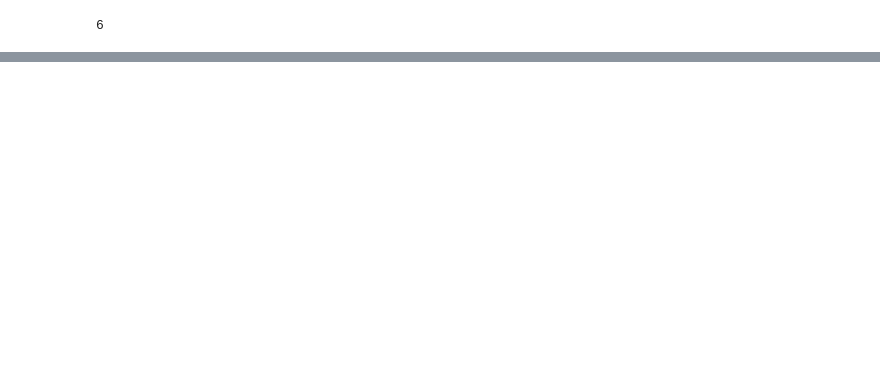
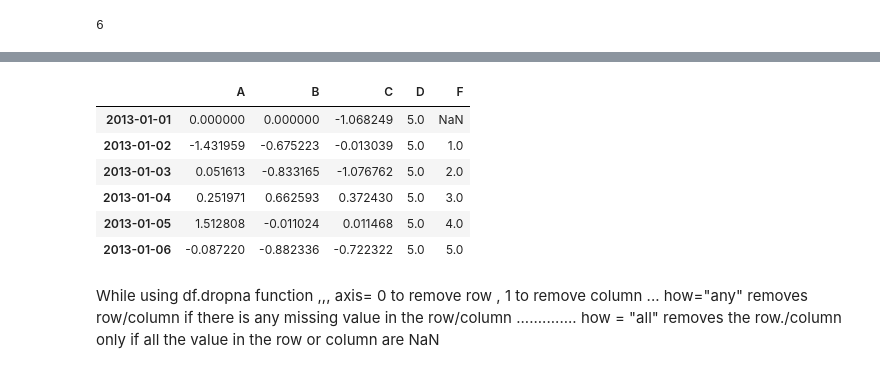
Before and after one commit to BimalGhimire38/PanDas_for_data_science_and_machine_learning, a Jupyter notebook: bhadra_07.ipynb, the cells around one changed output, grey strips where cells are left out. Cells and saved outputs as stored; diff of their text form; code cells hidden in the pictures; blank space fills up the shorter version.

```diff
--- a/bhadra_07.ipynb
+++ b/bhadra_07.ipynb
@@ -313,0 +370,14 @@ TypeError: bad operand type for unary -: 'str'
+# %%
+df3 = df.copy()
+# %%
+df3
+# %% [output]
+|  | A | B | C | D | F |
+| 2013-01-01 | 0.000000 | 0.000000 | -1.068249 | 5.0 | NaN |
+| 2013-01-02 | -1.431959 | -0.675223 | -0.013039 | 5.0 | 1.0 |
+| 2013-01-03 | 0.051613 | -0.833165 | -1.076762 | 5.0 | 2.0 |
+| 2013-01-04 | 0.251971 | 0.662593 | 0.372430 | 5.0 | 3.0 |
+| 2013-01-05 | 1.512808 | -0.011024 | 0.011468 | 5.0 | 4.0 |
+| 2013-01-06 | -0.087220 | -0.882336 | -0.722322 | 5.0 | 5.0 |
+# %% [markdown]
+While using df.dropna function ,,, axis= 0 to remove row , 1 to remove column ... how="any" removes row/column if there is any missing value in the row/column .............. how = "all" removes the row./column only if all the value in the row or column are NaN
```
Also changed, not shown: parts of 41 cells of this notebook.
